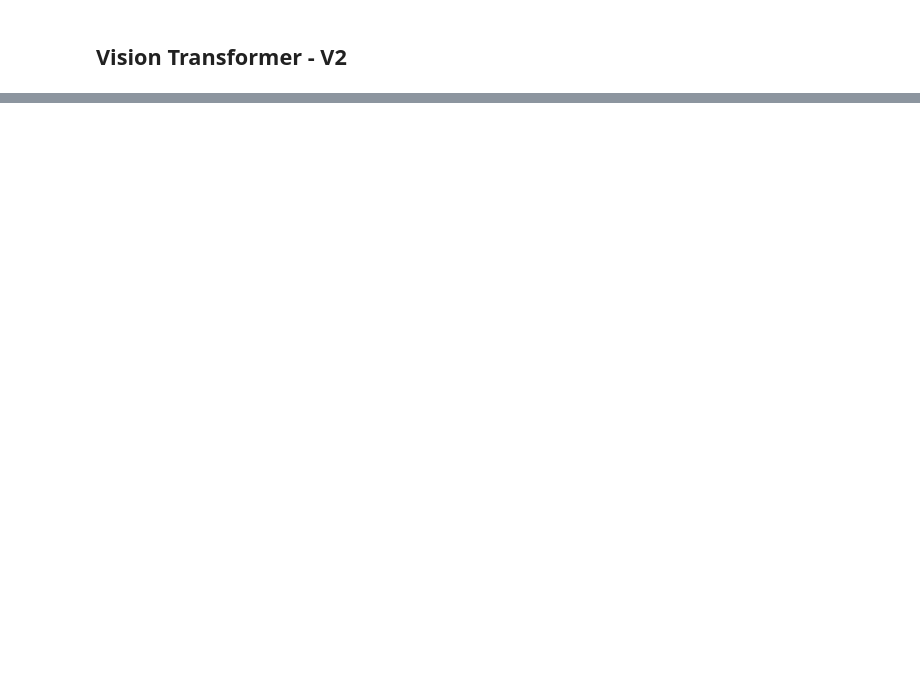
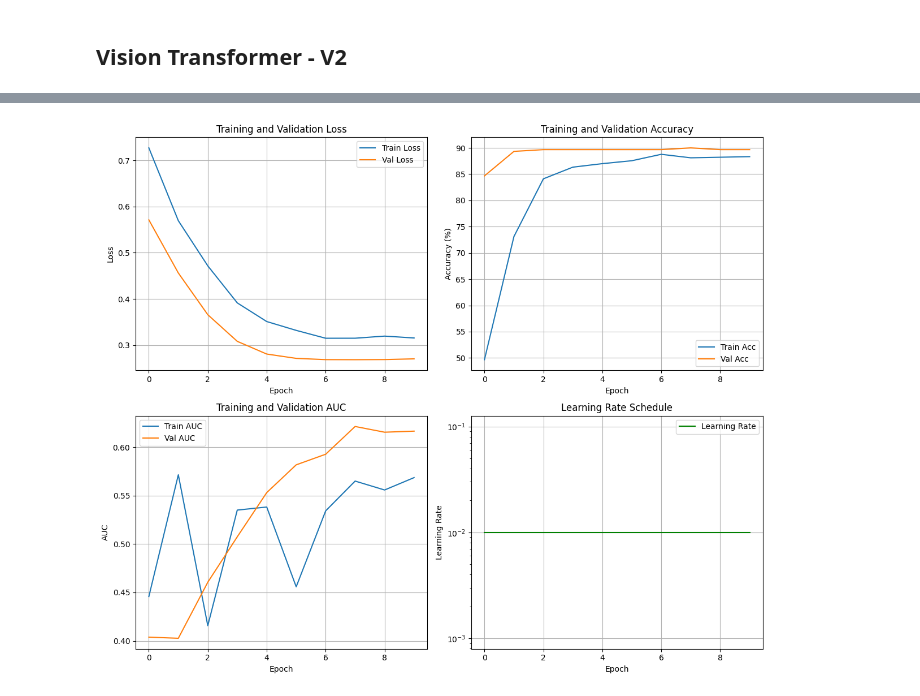
Before and after one commit to AnBinh1703/ViT-Chest-Xray, a Jupyter notebook: Project/ViT-v2.ipynb, the cells around one changed output, grey strips where cells are left out. Cells and saved outputs as stored; diff of their text form; code cells hidden in the pictures; blank space fills up the shorter version.

```diff
--- a/Project/ViT-v2.ipynb
+++ b/Project/ViT-v2.ipynb
@@ -216,3 +118,0 @@ def run_experiment(model):
-# %%
-vit_classifier = create_vit_classifier()
-history = run_experiment(vit_classifier)
@@ -291,0 +182,16 @@ plot_roc_curves(y_true, predictions, num_classes=len(parser.labels), class_label
+# %%
+# Optimizer options (V2 offers multiple choices)
+def get_optimizer(model, optimizer_name='sgd'):
+    """Get optimizer by name"""
+    optimizers = {
+        "adam": optim.Adam(model.parameters(), lr=learning_rate),
+        "adamw": optim.AdamW(model.parameters(), lr=learning_rate, weight_decay=weight_decay),
+        "sgd": optim.SGD(model.parameters(), lr=0.01, momentum=0.9, nesterov=True, weight_decay=weight_decay),
+        "sgd_momentum": optim.SGD(model.parameters(), lr=learning_rate, momentum=0.9),
+        "rmsprop": optim.RMSprop(model.parameters(), lr=learning_rate),
+    }
+    return optimizers.get(optimizer_name, optimizers["sgd"])
+
+# Default optimizer choice for V2
+selected_optimizer = "sgd"
+print(f"Selected optimizer: {selected_optimizer}")
@@ -291,0 +485,49 @@ plot_roc_curves(y_true, predictions, num_classes=len(parser.labels), class_label
+# %%
+# Plot training history V2 (includes LR)
+def plot_training_history_v2(history):
+    fig, axes = plt.subplots(2, 2, figsize=(12, 10))
+
+    # Loss
+    axes[0, 0].plot(history['train_loss'], label='Train Loss')
+    axes[0, 0].plot(history['val_loss'], label='Val Loss')
+    axes[0, 0].set_xlabel('Epoch')
+    axes[0, 0].set_ylabel('Loss')
+    axes[0, 0].set_title('Training and Validation Loss')
+    axes[0, 0].legend()
+    axes[0, 0].grid(True)
+
+    # Accuracy
+    axes[0, 1].plot(history['train_acc'], label='Train Acc')
+    axes[0, 1].plot(history['val_acc'], label='Val Acc')
+    axes[0, 1].set_xlabel('Epoch')
+    axes[0, 1].set_ylabel('Accuracy (%)')
+    axes[0, 1].set_title('Training and Validation Accuracy')
+    axes[0, 1].legend()
+    axes[0, 1].grid(True)
+
+    # AUC
+    axes[1, 0].plot(history['train_auc'], label='Train AUC')
+    axes[1, 0].plot(history['val_auc'], label='Val AUC')
+    axes[1, 0].set_xlabel('Epoch')
+    axes[1, 0].set_ylabel('AUC')
+    axes[1, 0].set_title('Training and Validation AUC')
+    axes[1, 0].legend()
+    axes[1, 0].grid(True)
+
+    # Learning Rate
+    axes[1, 1].plot(history['lr'], label='Learning Rate', color='green')
+    axes[1, 1].set_xlabel('Epoch')
+    axes[1, 1].set_ylabel('Learning Rate')
+    axes[1, 1].set_title('Learning Rate Schedule')
+    axes[1, 1].legend()
+    axes[1, 1].grid(True)
+    axes[1, 1].set_yscale('log')
+
+    plt.tight_layout()
+    plt.savefig('files/vit_v2_training_history.png', dpi=150)
+    plt.show()
+
+# Plot history
+plot_training_history_v2(history)
+# %% [output]
+[figure, added]
```
Also changed, not shown: parts of 29 cells of this notebook, 33 other files.
